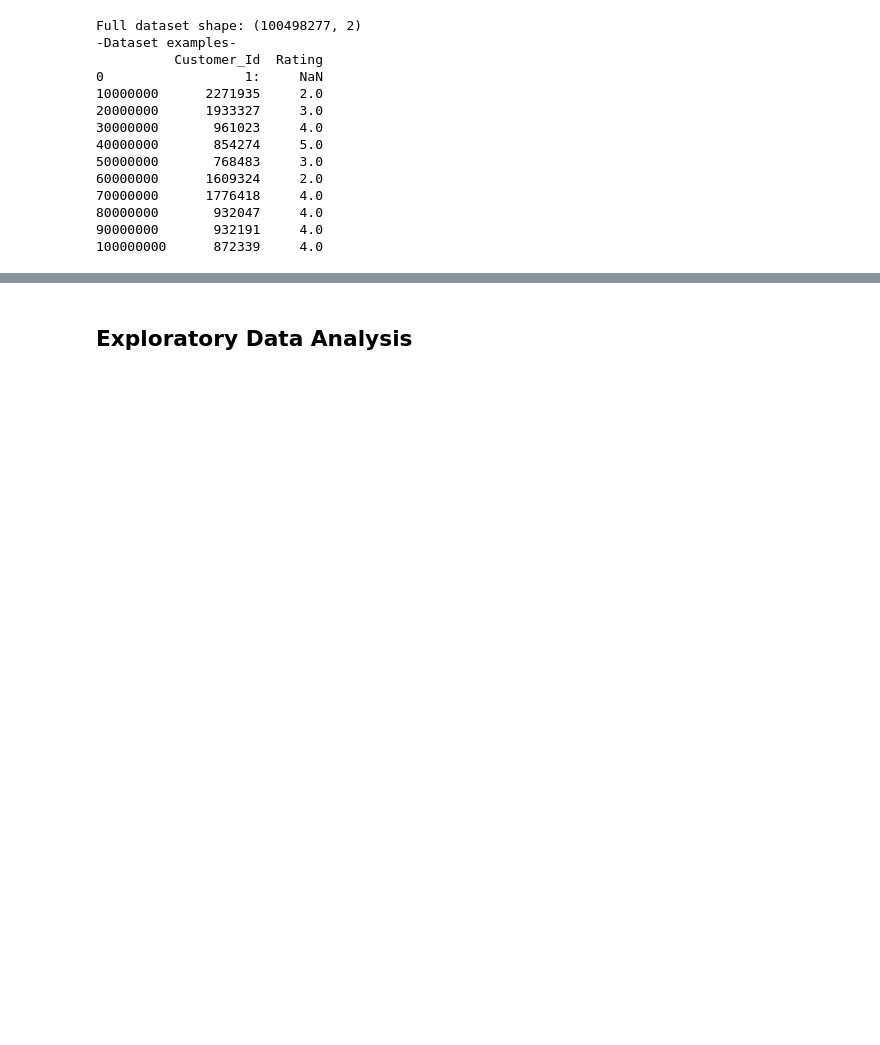
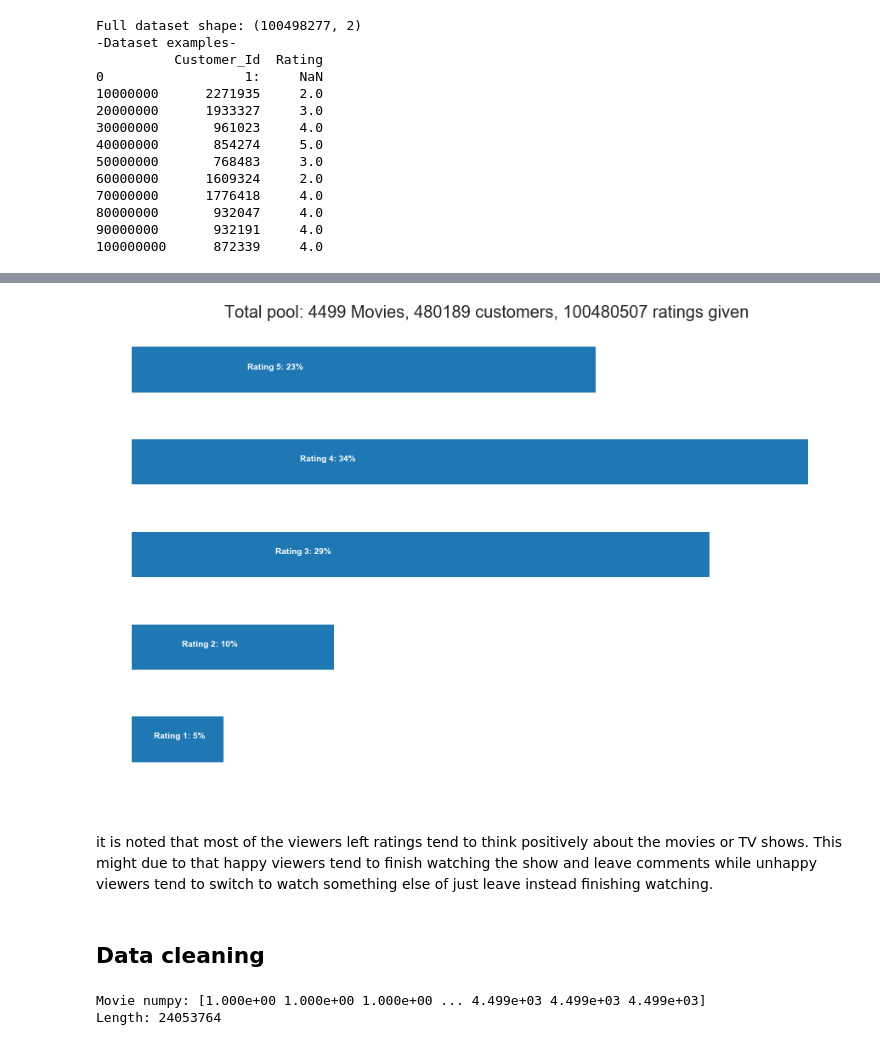
Before and after one commit to RachelWss/Netflix_Recommedator, a Jupyter notebook: code/Netflix_Recommendator.ipynb, the cells around one changed output, grey strips where cells are left out. Cells and saved outputs as stored; diff of their text form; code cells hidden in the pictures; blank space fills up the shorter version.

```diff
--- a/code/Netflix_Recommendator.ipynb
+++ b/code/Netflix_Recommendator.ipynb
@@ -85,0 +136,3 @@ Full dataset shape: (100498277, 2)
+# %%
+df_full_new = df_full.dropna()
+df_full_new.info()
@@ -86,2 +151,24 @@ Full dataset shape: (100498277, 2)
+# %%
+p = df_full_new.groupby('Rating')['Rating'].agg(['count'])
+# print(p)
+# get movie count
+# movie_count = df1.isnull().sum()[1]
+# print(movie_count)
+# # get customer count
+cust_count = len(set(df_full_new['Customer_Id']))
+# print(cust_count)
+# # get rating count
+rating_count = df_full_new['Customer_Id'].count()
+ax = p.plot(kind = 'barh', legend = False, figsize = (15,10))
+plt.title(f'Total pool: {movie_count} Movies, {cust_count} customers, {rating_count} ratings given', fontsize=20)
+plt.axis('off')
+# plt.bar(p.index,p.count)
+
+for i in range(1,6):
+    ax.text(p.iloc[i-1][0]/4, i-1, 'Rating {}: {:.0f}%'.format(i, p.iloc[i-1][0]*100 / p.sum()[0]), color = 'white', weight = 'bold') # TUTOR TO EXPLAIN
+# %% [output]
+[figure, added]
+# %% [markdown]
+it is noted that most of the viewers left ratings tend to think positively about the movies or TV shows. This might due to that happy viewers tend to finish watching the show and leave comments while unhappy viewers tend to switch to watch something else of just leave instead finishing watching.
 # %% [markdown]
-## Exploratory Data Analysis
+## Data cleaning
@@ -105,0 +175,24 @@ for i in range(1,6):
+# %%
+df_nan = pd.DataFrame(pd.isnull(df1.Rating))
+df_nan = df_nan[df_nan['Rating'] == True]
+df_nan = df_nan.reset_index()
+
+movie_np = []
+movie_id = 1
+
+for i,j in zip(df_nan['index'][1:],df_nan['index'][:-1]):         # WHAT ????
+    # numpy approach
+    temp = np.full((1,i-j-1), movie_id)
+    movie_np = np.append(movie_np, temp)
+    movie_id += 1
+
+# Account for last record and corresponding length
+# numpy approach
+last_record = np.full((1,len(df1) - df_nan.iloc[-1, 0] - 1),movie_id)
+movie_np = np.append(movie_np, last_record)
+
+print('Movie numpy: {}'.format(movie_np))
+print('Length: {}'.format(len(movie_np)))
+# %% [output]
+Movie numpy: [1.000e+00 1.000e+00 1.000e+00 ... 4.499e+03 4.499e+03 4.499e+03]
+Length: 24053764
```
Also changed, not shown: parts of 39 cells of this notebook.
